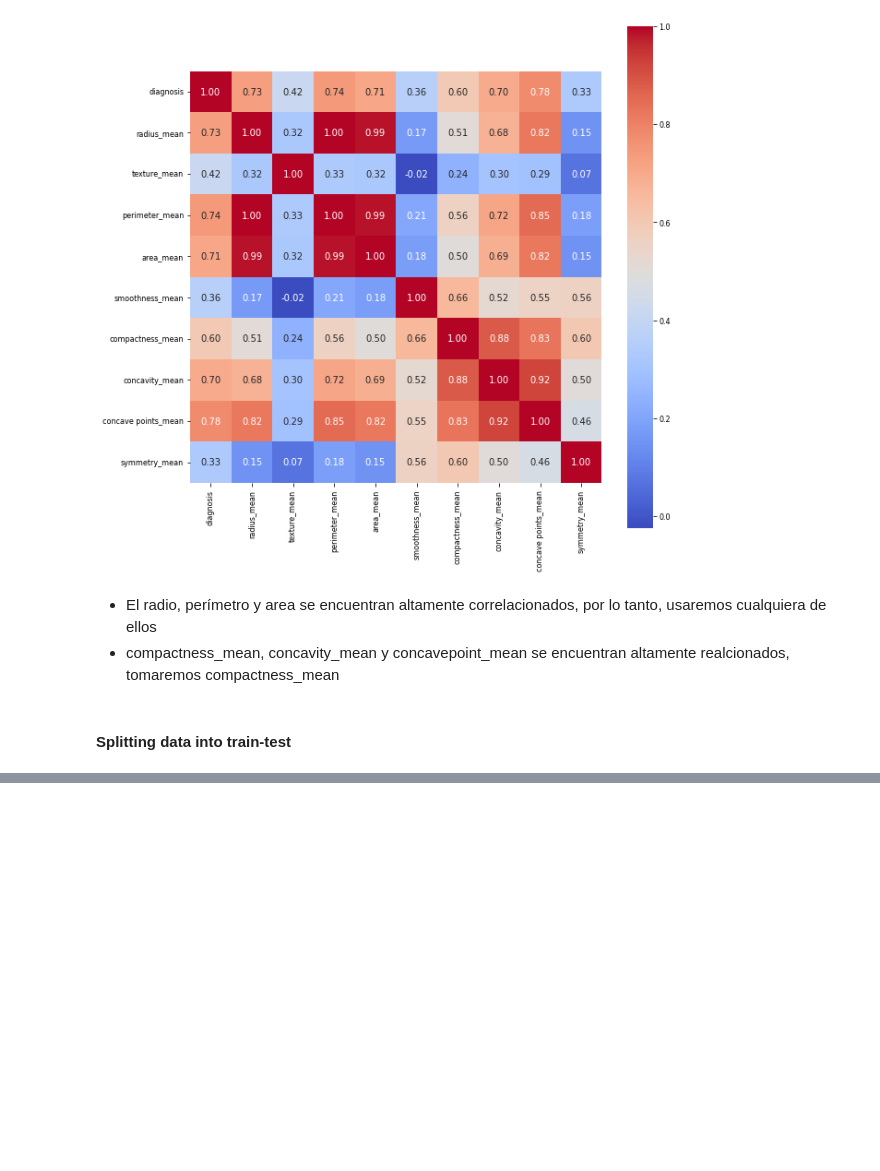
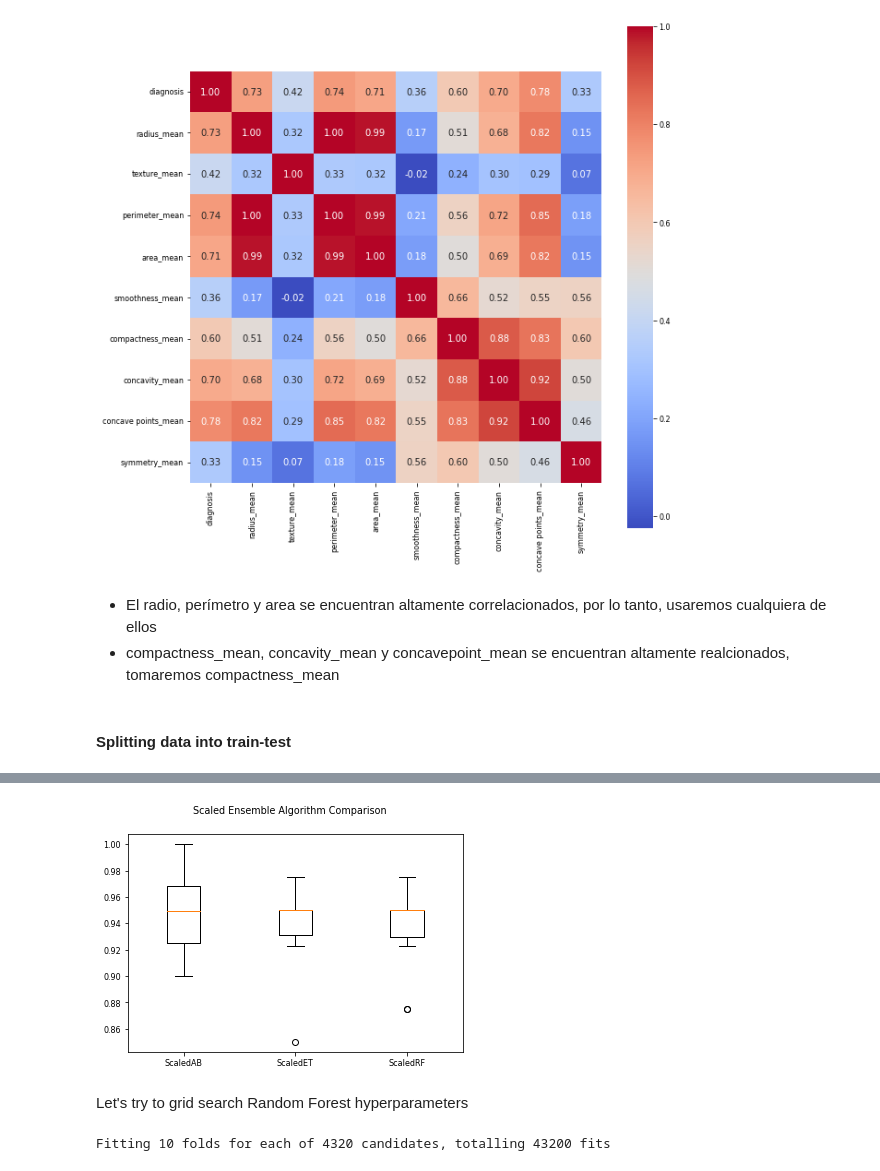
Before and after one commit to valenottaviano/Breast-Cancer-ML, a Jupyter notebook: Breast Cancer ML Diagnosis.ipynb, the cells around one changed output, grey strips where cells are left out. Cells and saved outputs as stored; diff of their text form; code cells hidden in the pictures; blank space fills up the shorter version.

```diff
--- a/Breast Cancer ML Diagnosis.ipynb
+++ b/Breast Cancer ML Diagnosis.ipynb
@@ -330,0 +416,14 @@ Cross-Validation Score : 93.215%
+# %%
+ensembles = []
+
+ensembles.append(('ScaledAB', Pipeline([('Scaler', StandardScaler()),('AB',
+AdaBoostClassifier())])))
+
+ensembles.append(('ScaledET', Pipeline([('Scaler', StandardScaler()),('ETC',
+ExtraTreesClassifier())])))
+
+ensembles.append(('ScaledRF', Pipeline([('Scaler', StandardScaler()),('RFC',
+RandomForestClassifier())])))
+
+# ensembles.append(('ScaledXGB', Pipeline([('Scaler', StandardScaler()),('XGB',
+# xgb.XGBClassifier(objective="binary:logistic"))])))
@@ -330,0 +448,32 @@ Cross-Validation Score : 93.215%
+# %%
+fig = plt.figure()
+fig.suptitle('Scaled Ensemble Algorithm Comparison')
+ax = fig.add_subplot(111)
+plt.boxplot(results)
+ax.set_xticklabels(names)
+plt.show()
+# %% [output]
+[figure, added]
+# %% [markdown]
+Let's try to grid search Random Forest hyperparameters
+# %%
+n_estimators = [int(x) for x in np.linspace(start = 200, stop = 2000, num = 10)]
+max_features = ['auto', 'sqrt']
+max_depth = [int(x) for x in np.linspace(10, 110, num = 11)]
+max_depth.append(None)
+min_samples_split = [2, 5, 10]
+min_samples_leaf = [1, 2, 4]
+bootstrap = [True, False]
+
+param_grid = {'n_estimators': n_estimators,
+               'max_features': max_features,
+               'max_depth': max_depth,
+               'min_samples_split': min_samples_split,
+               'min_samples_leaf': min_samples_leaf,
+               'bootstrap': bootstrap}
+
+model = RandomForestClassifier()
+
+grid_search(model, param_grid, X_train)
+# %% [output]
+Fitting 10 folds for each of 4320 candidates, totalling 43200 fits
```
Also changed, not shown: parts of 36 cells of this notebook.
